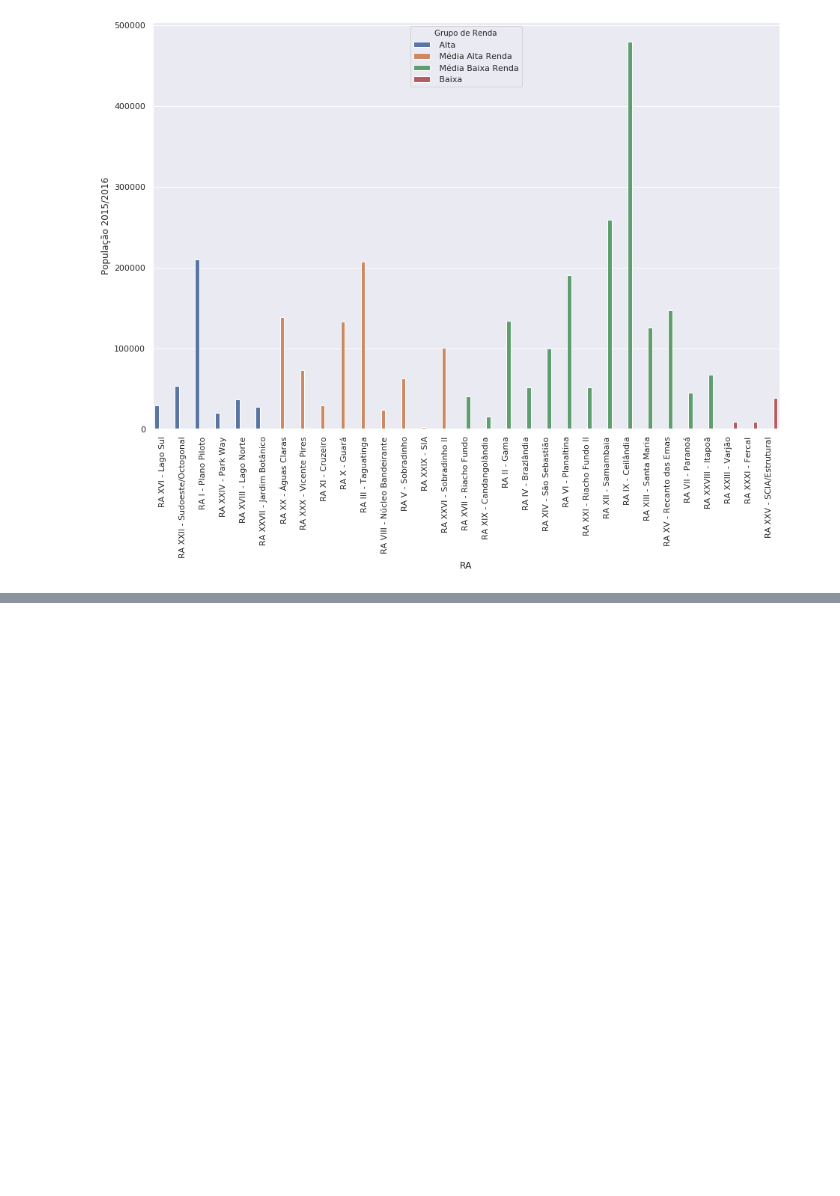
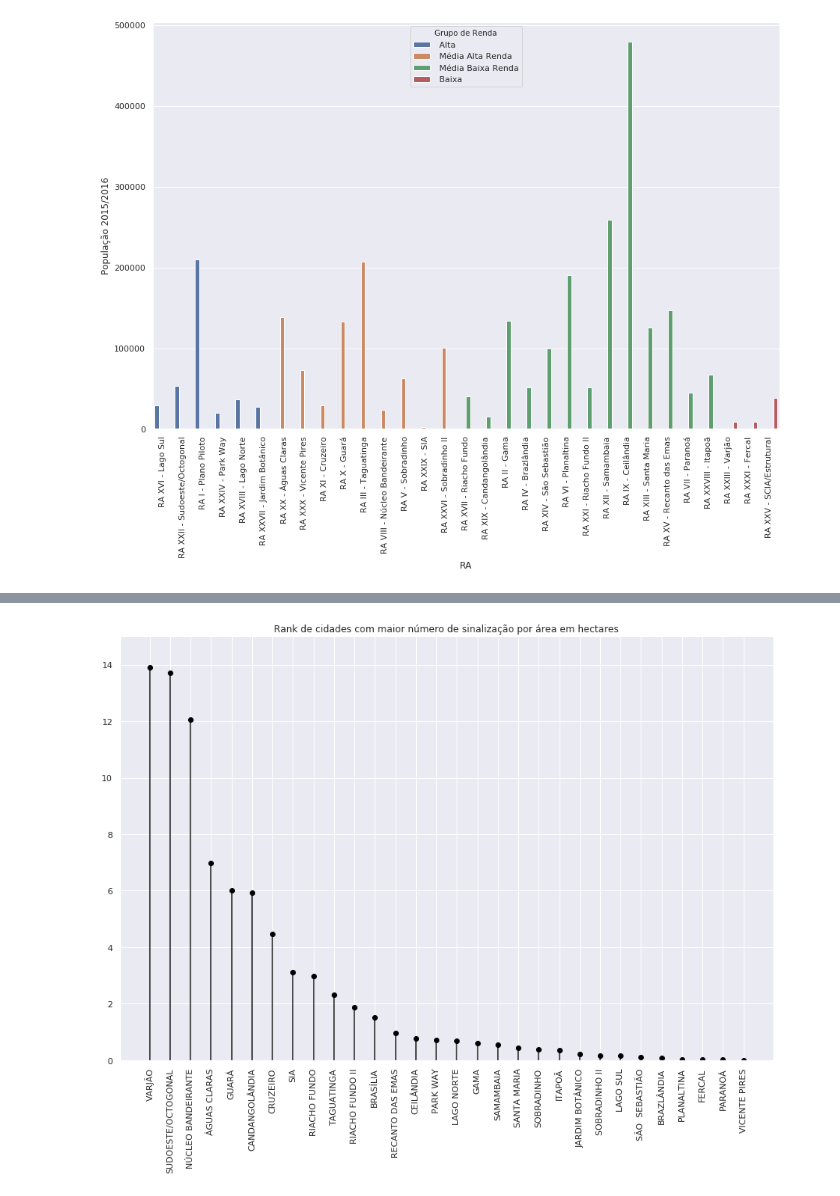
Before and after one commit to IagoCarvalho/tcc_scripts, a Jupyter notebook: QP03-Analysis.ipynb, the cells around one changed output, grey strips where cells are left out. Saved outputs shown, nothing was run; the diff lists cells and outputs as text; code cells hidden in the pictures; blank space fills up the shorter version.

```diff
--- a/QP03-Analysis.ipynb
+++ b/QP03-Analysis.ipynb
@@ -159,0 +164,24 @@ df_sinalizacao_2018.groupby(['Região Administrativa', 'Horizontal', 'Vertical']
+# %%
+df_demografia = df_demografia_2015_2016
+cidades = df_demografia.RA.str.split(' - ', n = 1, expand = True)
+df_demografia.RA = cidades[1]
+df_demografia.RA = df_demografia.RA.str.upper()
+# %%
+dct = {'PLANO PILOTO': 'BRASÍLIA', 'SÃO SEBASTIÃO': 'SÃO  SEBASTIÃO'}
+df_demografia = df_demografia.replace(dct)
+df_demografia
+
+sinalizacao_por_area = pd.merge(sinalizacao_2018, df_demografia, left_on = 'Região Administrativa', right_on = 'RA')
+sinalizacao_por_area
+sinalizacao_por_area['Sinalizacao por área (ha)'] = sinalizacao_por_area['Total'] / sinalizacao_por_area['Área Total da RA (em ha)']
+sinalizacao_por_area = sinalizacao_por_area.sort_values(['Sinalizacao por área (ha)'], ascending = False)
+
+fig, ax = plt.subplots()
+ax.vlines(sinalizacao_por_area['Região Administrativa'], ymin = 0, ymax = sinalizacao_por_area['Sinalizacao por área (ha)'])
+ax.plot(sinalizacao_por_area['Região Administrativa'], sinalizacao_por_area['Sinalizacao por área (ha)'], "o", color = 'black')
+ax.set_ylim(0, 15)
+plt.xticks(rotation = 90)
+plt.title('Rank de cidades com maior número de sinalização por área em hectares')
+plt.show()
+# %% [output]
+[figure, added]
```
Also changed, not shown: parts of 4 cells of this notebook.
